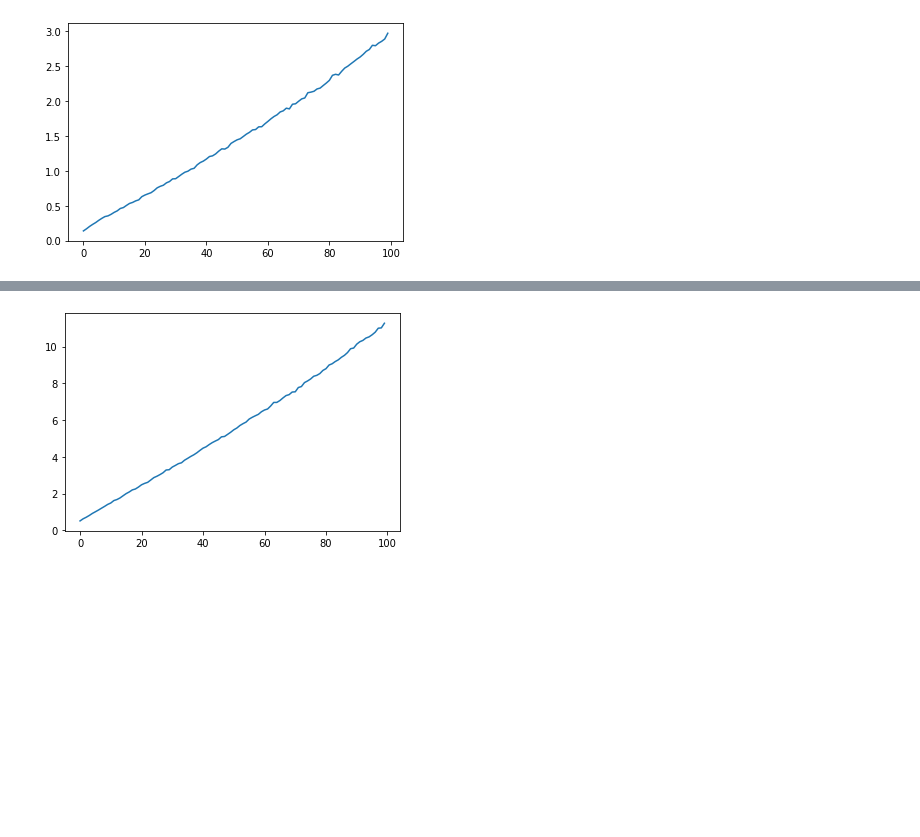
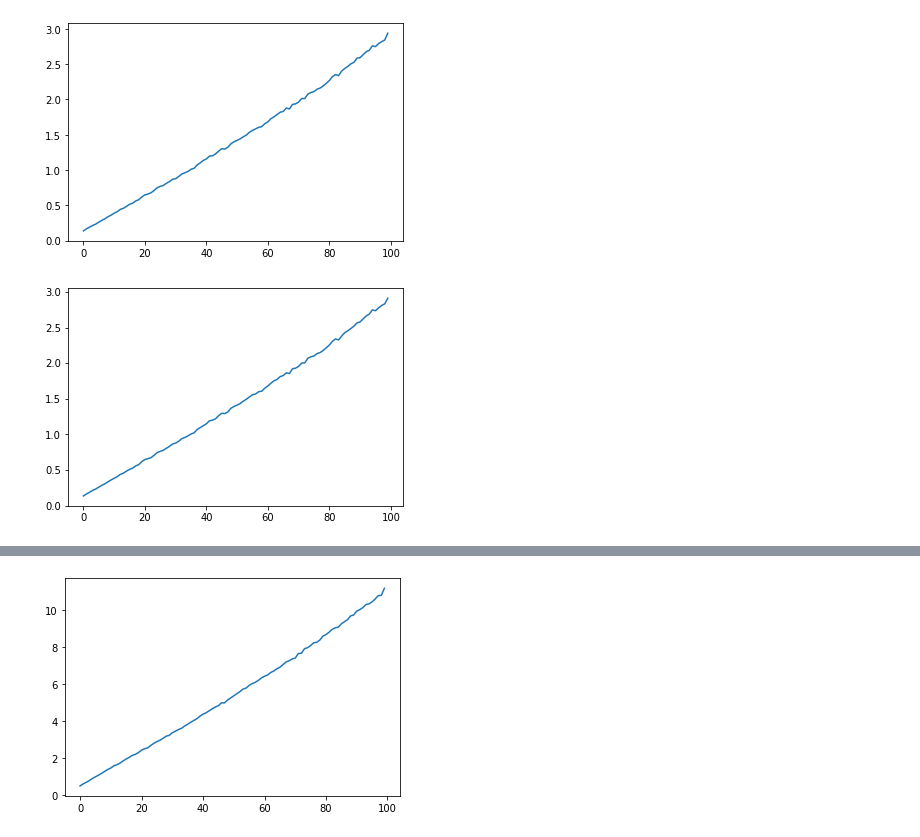
Before and after one commit to alivasples/RCSetOp, a Jupyter notebook: RCSO-Experiments/AmazonToys/Visualization.ipynb, the cells around one changed output, grey strips where cells are left out. Drawn from its saved outputs; the diff is of its cells as text; code cells hidden in the pictures; blank space fills up the shorter version.

```diff
--- a/RCSO-Experiments/AmazonToys/Visualization.ipynb
+++ b/RCSO-Experiments/AmazonToys/Visualization.ipynb
@@ -151,3 +151,13 @@ else:
     printList(result)
 # %% [output]
 [figure]
+# %%
+result = processTest(1, 2, "SUBSET", 100)
+result = toBuckets(result, bucketSize)
+
+if wantToPlot:
+    plt.plot(result)
+else:
+    printList(result)
+# %% [output]
+[figure, added]
```
Also changed, not shown: parts of 13 cells of this notebook, 15 other files.
